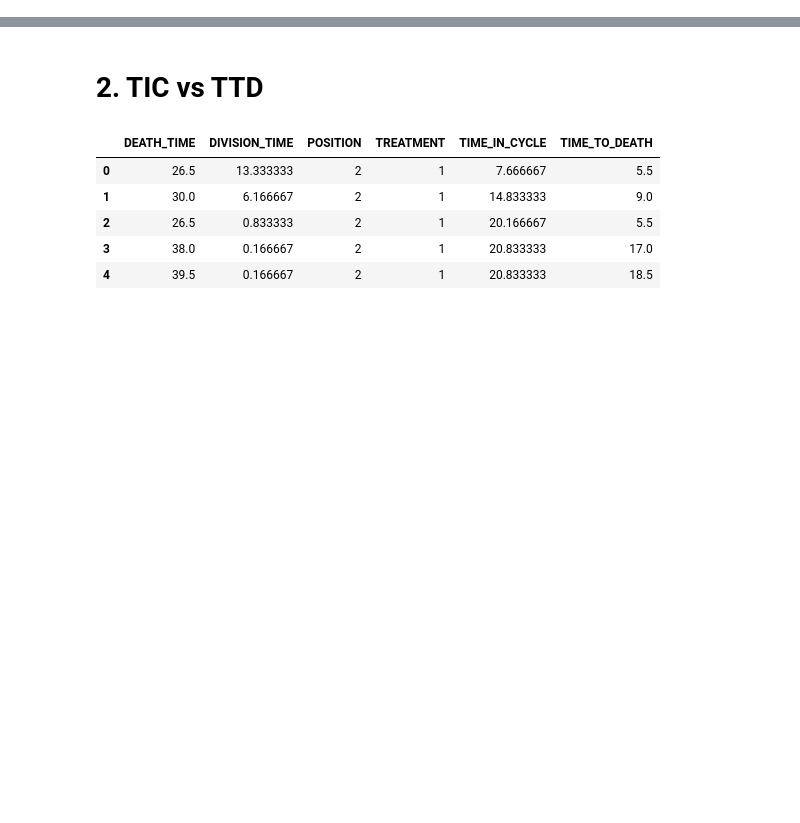
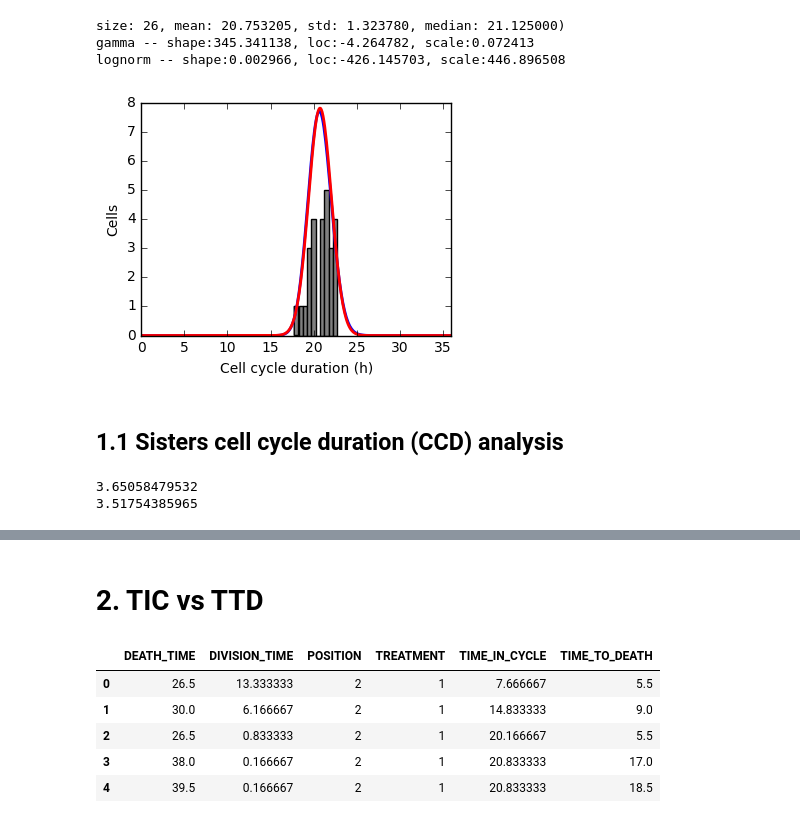
Before and after one commit to raharjaliu/MA, a Jupyter notebook: source/analysis_extra.ipynb, the cells around one changed output, grey strips where cells are left out. Saved outputs shown, nothing was run; the diff lists cells and outputs as text; code cells hidden in the pictures; blank space fills up the shorter version.

```diff
--- a/source/analysis_extra.ipynb
+++ b/source/analysis_extra.ipynb
@@ -83,0 +113,42 @@ pt.savefig("D:/Dropbox/Edu/MA/20171022_results/images/cell_cycle/unsyn_cell_cycl
+# %%
+tim_syn = pd.read_csv("../results/syn_ccyclel.csv", index_col=0)
+tim_syn = tim_syn[tim_syn.index < tim_syn.index.max()]
+# %%
+pt.hist(tim_syn.TIME, color="gray", bins=10)
+pt.ylabel("Cells")
+pt.xlabel("Cell cycle duration (h)")
+pt.xlim(0, 36)
+pt.gcf().set_size_inches(4,3)
+
+# pt.title("Cell cycle lengths, control (%d lines, mean %f, median %f)" % (tim_syn.index.size, np.mean(tim_syn.TIME), np.median(tim_syn.TIME)))
+
+print("size: %d, mean: %f, std: %f, median: %f)" % (int(tim_syn.index.size / 2) * 2,
+                                                    np.mean(tim_syn.TIME),
+                                                    np.std(tim_syn.TIME),
+                                                    np.median(tim_syn.TIME)))
+
+## plot gamma
+a, loc, b = gamma.fit(tim_syn.TIME)
+x = np.arange(0, 36, .1)
+y = gamma.pdf(x, a, loc, b)
+y = [val * tim_syn.index.size for val in y]
+
+print("gamma -- shape:%f, loc:%f, scale:%f" % (a, loc, b))
+pt.plot(x, y, label="gamma", c="b", linewidth=2)
+
+## plot lognorm
+shp, loc, scl = lognorm.fit(tim_syn.TIME)
+x = np.arange(0, 36, .1)
+y = [v * tim_syn.index.size for v in lognorm.pdf(x, shp, loc, scl)]
+print("lognorm -- shape:%f, loc:%f, scale:%f" % (shp, loc, scl))
+pt.plot(x, y, label="lognorm", c="r", linewidth=2)
+
+pt.savefig("D:/Dropbox/Edu/MA/pics/cell_cycle/syn_cell_cycle_length_control.pdf")
+# pt.savefig("D:/Dropbox/Edu/MA/20171022_results/images/cell_cycle/syn_cell_cycle_length_control.pdf")
+# %% [output]
+size: 26, mean: 20.753205, std: 1.323780, median: 21.125000)
+gamma -- shape:345.341138, loc:-4.264782, scale:0.072413
+lognorm -- shape:0.002966, loc:-426.145703, scale:446.896508
+[figure, added]
+# %% [markdown]
+## 1.1 Sisters cell cycle duration (CCD) analysis
@@ -83,0 +185,20 @@ pt.savefig("D:/Dropbox/Edu/MA/20171022_results/images/cell_cycle/unsyn_cell_cycl
+# %%
+avdiff = float("inf")
+diffu = []
+diffu_pairs = []
+while avdiff > 3.6:
+
+    diffu, diffu_pairs = select_random_pair(tim_unsyn.TIME.tolist())
+
+    avdiff = np.sum(diffu) / len(diffu)
+
+    if avdiff < 3.7:
+        print(avdiff)
+
+res = {"diffu": diffu,
+      "diffu_pairs": diffu_pairs}
+
+pickle.dump(res, open("../results/unsyn_ccd_diffs_sisters.p", "wb"))
+# %% [output]
+3.65058479532
+3.51754385965
```
Also changed, not shown: parts of 26 cells of this notebook, 8 other files.
